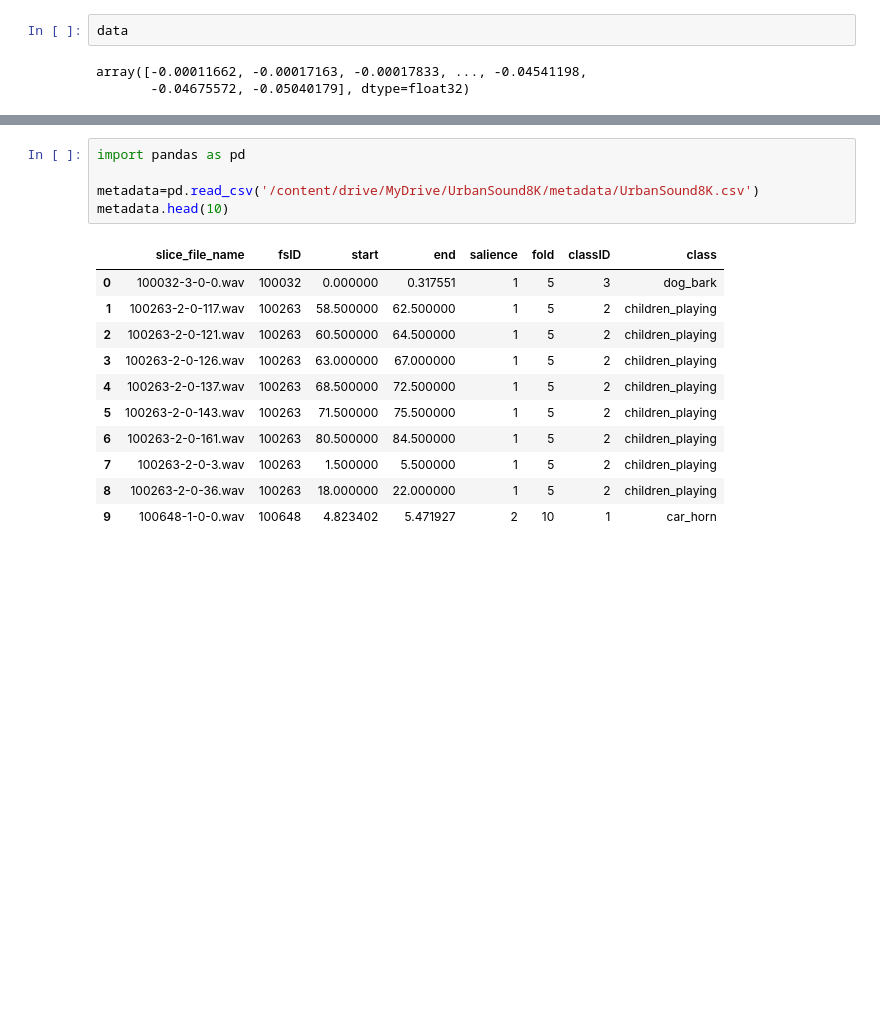
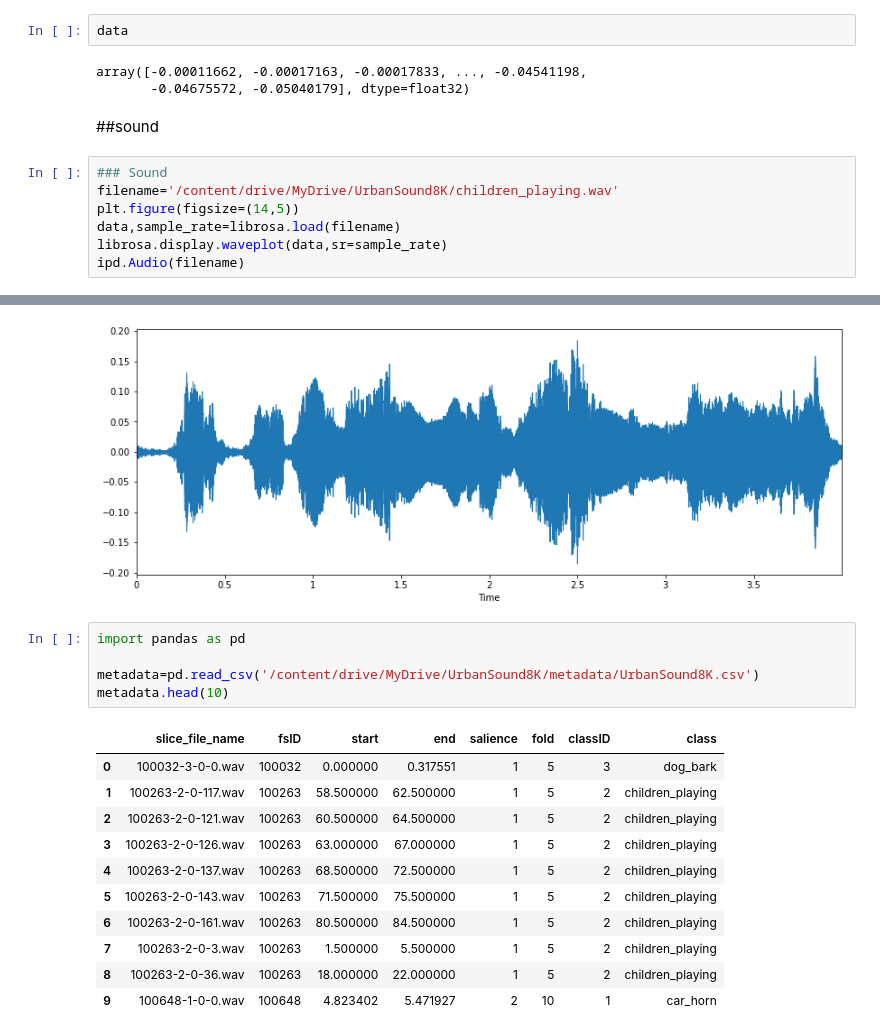
Before and after one commit to sauravkb94/Flawtrick, a Jupyter notebook: Urbansound.ipynb, the cells around one changed output, grey strips where cells are left out. Drawn from its saved outputs; the diff is of its cells as text; blank space fills up the shorter version.

```diff
--- a/Urbansound.ipynb
+++ b/Urbansound.ipynb
@@ -79,3 +83,13 @@ data
 # %% [output]
 array([-0.00011662, -0.00017163, -0.00017833, ..., -0.04541198,
        -0.04675572, -0.05040179], dtype=float32)
+# %% [markdown]
+##sound
+# %%
+### Sound
+filename='/content/drive/MyDrive/UrbanSound8K/children_playing.wav'
+plt.figure(figsize=(14,5))
+data,sample_rate=librosa.load(filename)
+librosa.display.waveplot(data,sr=sample_rate)
+ipd.Audio(filename)
+# %% [output]
@@ -82,3 +97,4 @@ array([-0.00011662, -0.00017163, -0.00017833, ..., -0.04541198,
+[figure, added]
 # %%
 import pandas as pd
 
```
Also changed, not shown: parts of 71 cells of this notebook.
